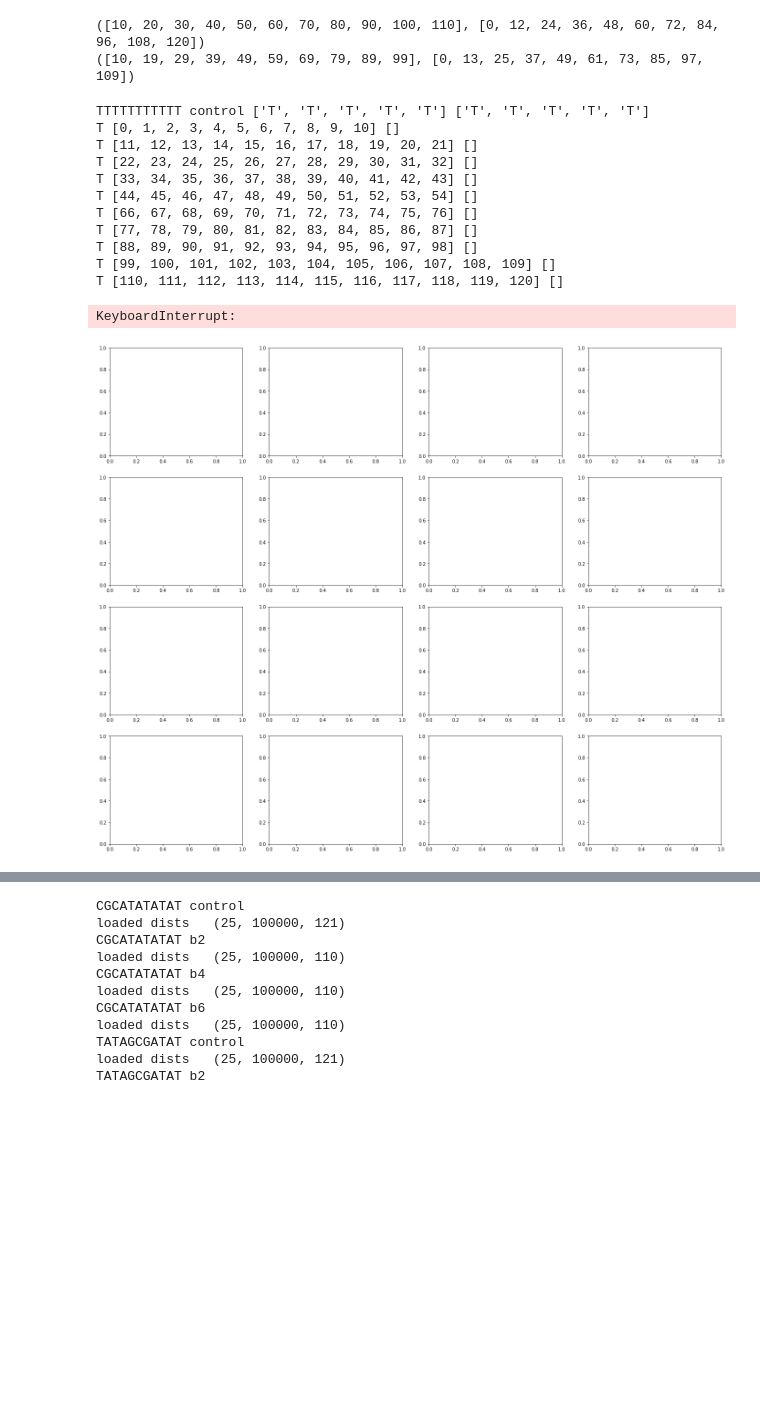
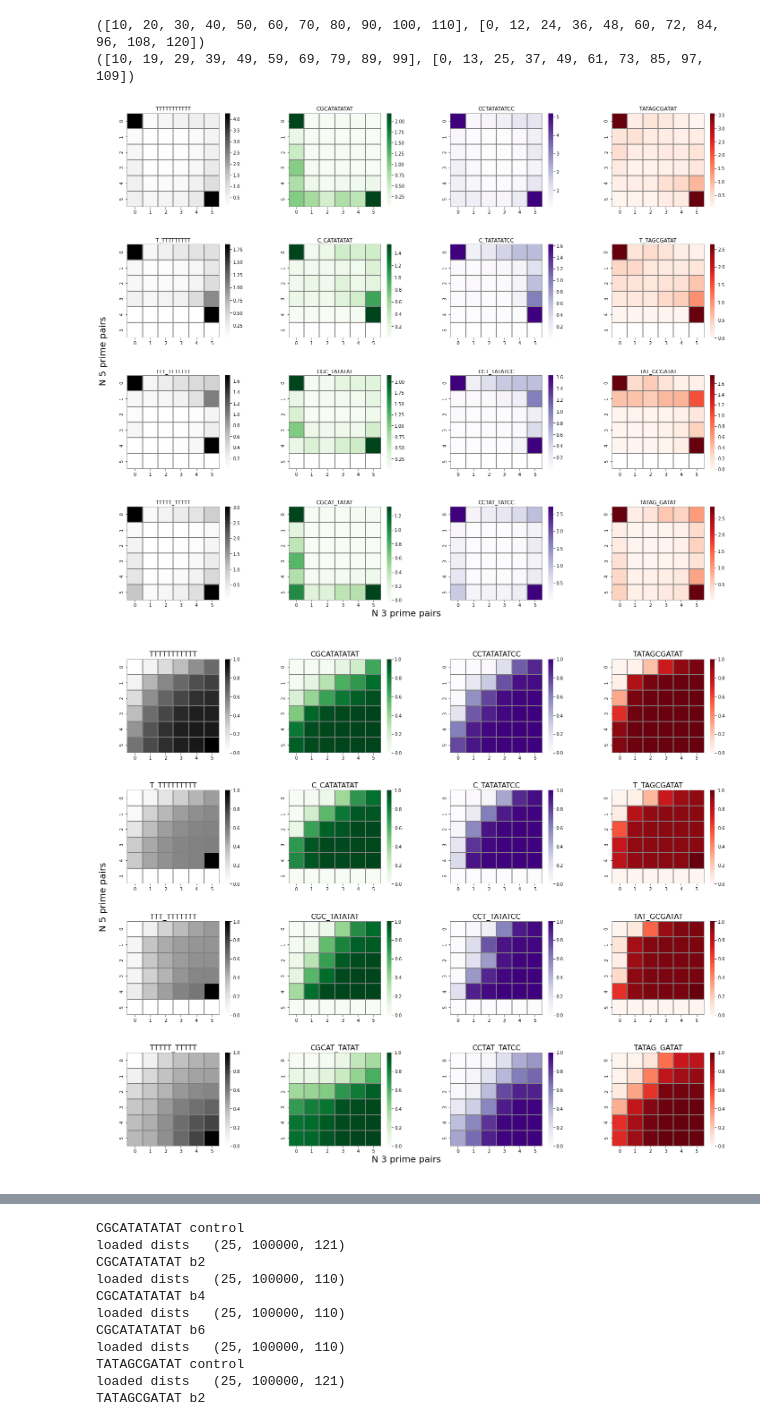
Before and after one commit to mrjoness/abasic-kinetics, a Jupyter notebook: analysis/tpt.ipynb, the cells around one changed output, grey strips where cells are left out. Cells and saved outputs as stored; diff of their text form; code cells hidden in the pictures; blank space fills up the shorter version.

```diff
--- a/analysis/tpt.ipynb
+++ b/analysis/tpt.ipynb
@@ -700,27 +700,13 @@ def plot_tpt_sides(lag=1, pad=0.1, save_data=None, save_figs=None,
 # %%
 # test committor plots
 
 lag, pad = 10, 0.1
 #plot_tpt_sides(lag=lag, pad=pad, save_data='./save_tpt/', save_figs=None)
 #plot_tpt_sides(lag=lag, pad=pad, plot_commit=True, save_data='./save_tpt/', save_figs=None)
 
-for pad in [0.1]:
-
-    #plot_tpt_sides(lag=lag, pad=pad, save_figs=None)
-    _ = plot_tpt_sides(lag=lag, pad=pad, save_data='./save_tpt/', save_figs=None)
-    _ = plot_tpt_sides(lag=lag, pad=pad, plot_commit=True, save_data='./save_tpt/', save_figs=None)
+plot_tpt_sides(lag=lag, pad=pad, save_data='./save_tpt/', save_figs=None)
+plot_tpt_sides(lag=lag, pad=pad, plot_commit=True, save_data='./save_tpt/', save_figs=None)
 # %% [output]
-TTTTTTTTTTT control ['T', 'T', 'T', 'T', 'T'] ['T', 'T', 'T', 'T', 'T']
-T [0, 1, 2, 3, 4, 5, 6, 7, 8, 9, 10] []
-T [11, 12, 13, 14, 15, 16, 17, 18, 19, 20, 21] []
-T [22, 23, 24, 25, 26, 27, 28, 29, 30, 31, 32] []
-T [33, 34, 35, 36, 37, 38, 39, 40, 41, 42, 43] []
-T [44, 45, 46, 47, 48, 49, 50, 51, 52, 53, 54] []
-T [66, 67, 68, 69, 70, 71, 72, 73, 74, 75, 76] []
-T [77, 78, 79, 80, 81, 82, 83, 84, 85, 86, 87] []
-T [88, 89, 90, 91, 92, 93, 94, 95, 96, 97, 98] []
-T [99, 100, 101, 102, 103, 104, 105, 106, 107, 108, 109] []
-T [110, 111, 112, 113, 114, 115, 116, 117, 118, 119, 120] []
-KeyboardInterrupt:
-[figure, old version]
+[figure, new version]
+[figure, added]
 # %%
```
Also changed, not shown: parts of 1 cell of this notebook.
